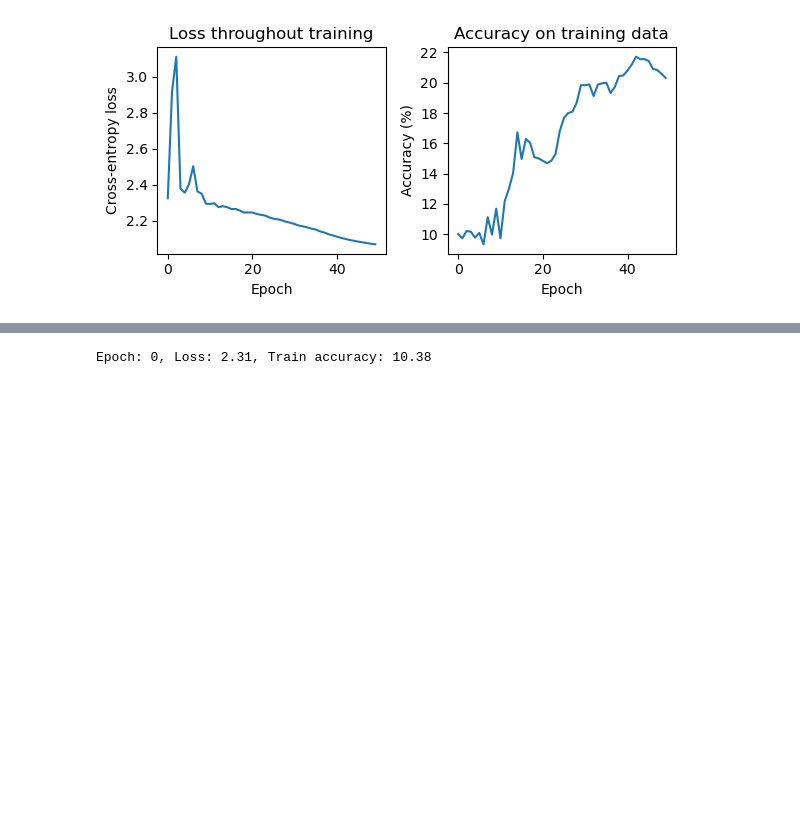
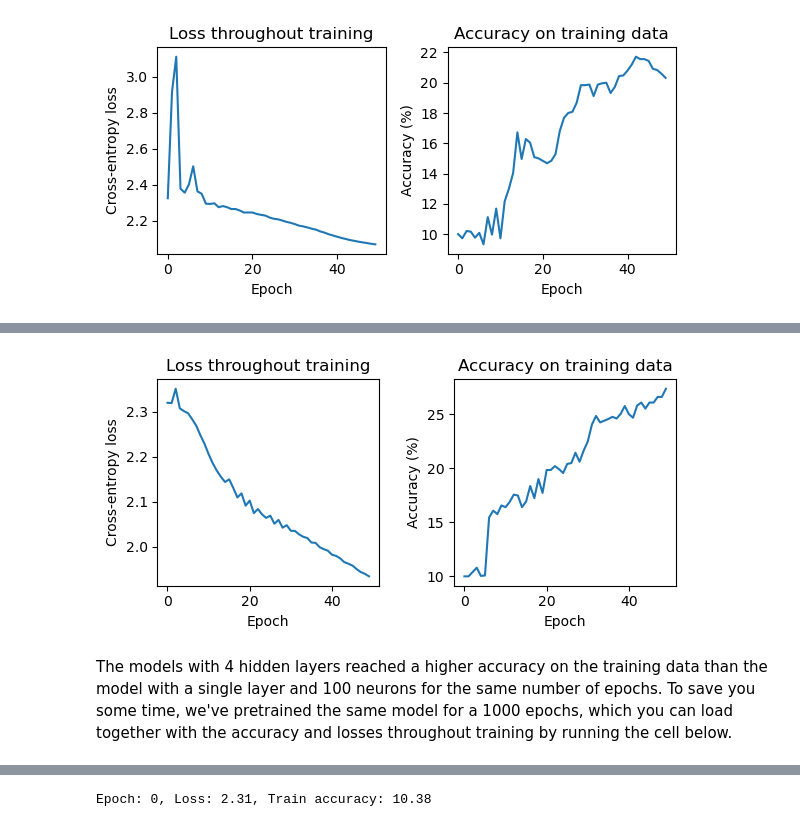
Before and after one commit to atleer/intro-to-deep-learning-dev, a Jupyter notebook: Day02/05_depth_vs_width_of_networks/index.ipynb, the cells around one changed output, grey strips where cells are left out. Saved outputs shown, nothing was run; the diff lists cells and outputs as text; code cells hidden in the pictures; blank space fills up the shorter version.

```diff
--- a/Day02/05_depth_vs_width_of_networks/index.ipynb
+++ b/Day02/05_depth_vs_width_of_networks/index.ipynb
@@ -379,0 +382,18 @@ utils.plot_performance_training(losses, accuracies)
+# %%
+hidden_layer_size = 10
+
+# create model
+torch.manual_seed(SEED)
+
+model = nn.Sequential(
+    nn.Linear(n_in_features, hidden_layer_size),
+    nn.ReLU(),
+    nn.Linear(hidden_layer_size, hidden_layer_size),
+    nn.ReLU(),
+    nn.Linear(hidden_layer_size, hidden_layer_size),
+    nn.ReLU(),
+    nn.Linear(hidden_layer_size, hidden_layer_size),
+    nn.ReLU(),
+    nn.Linear(hidden_layer_size, n_classes)
+)
+model
@@ -379,0 +414,2 @@ utils.plot_performance_training(losses, accuracies)
+# %%
+losses, accuracies = utils.train(model, features_train, labels_train, nepochs=50)
@@ -379,0 +422,6 @@ utils.plot_performance_training(losses, accuracies)
+# %%
+utils.plot_performance_training(losses, accuracies)
+# %% [output]
+[figure, added]
+# %% [markdown]
+The models with 4 hidden layers reached a higher accuracy on the training data than the model with a single layer and 100 neurons for the same number of epochs. To save you some time, we've pretrained the same model for a 1000 epochs, which you can load together with the accuracy and losses throughout training by running the cell below.
```
Also changed, not shown: parts of 8 cells of this notebook.
